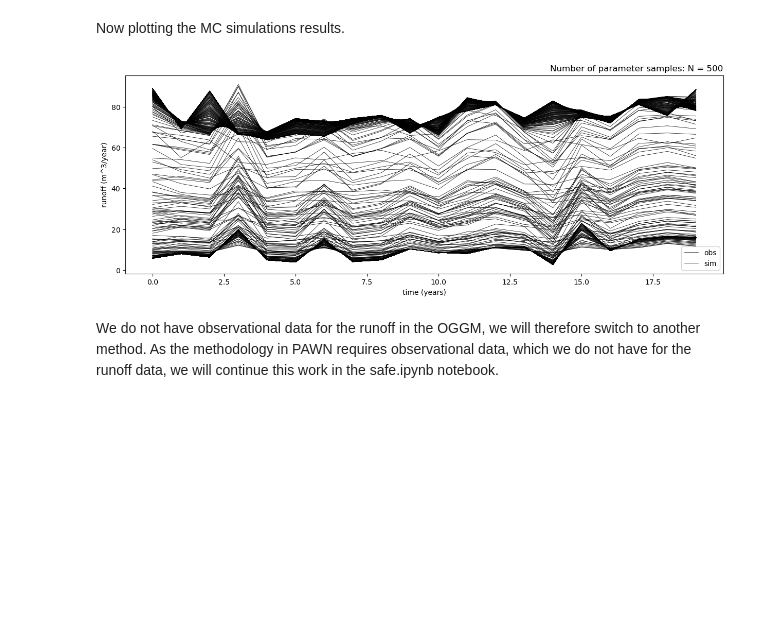
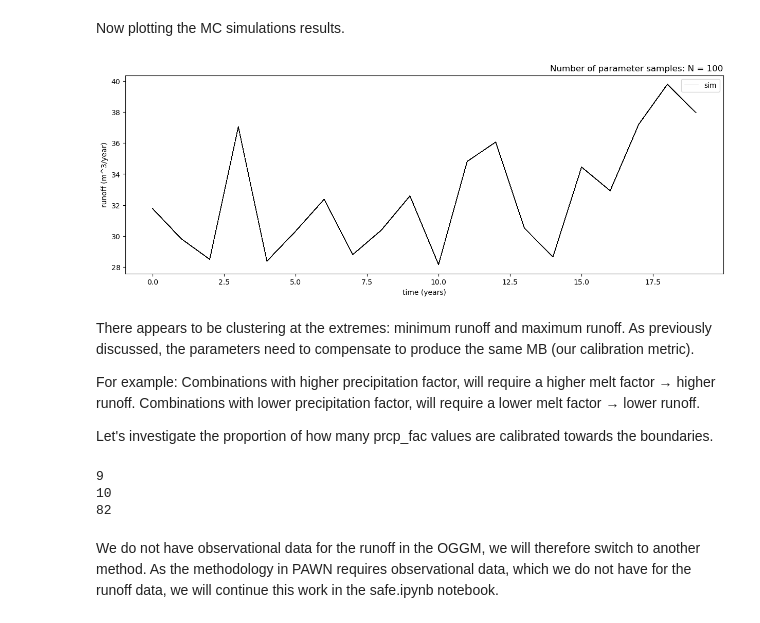
Before and after one commit to chloe-hancock/oggm, a Jupyter notebook: oggm/sandbox/notebooks/sensitvity_SAFE/oat_sa.ipynb, the cells around one changed output. Cells and saved outputs as stored; diff of their text form; code cells hidden in the pictures; blank space fills up the shorter version.

Commit message:
Updated SAFE tutorials, created a new one that does not calibrate and feeds parameters straight into the OGGM

```diff
--- a/oggm/sandbox/notebooks/sensitvity_SAFE/oat_sa.ipynb
+++ b/oggm/sandbox/notebooks/sensitvity_SAFE/oat_sa.ipynb
@@ -383,8 +379,9 @@ Although the OAT method is efficient, it provides us with limited information. I
 # %% [markdown]
 In this section we will run Monte Carlo (MC) simulation of the model against a prescribed number of parameter combination, randomly drawn from the feasible parameter ranges. Each model simulation provides a time series of runoff predictions. For each time series we will measure the distance from the observations by means of a synthetic performance metric. Here we have implemented:
 # %%
-Npop = 100 # individual runs in the total population - TODO: Decide how many to do here, was 100,000 in the flu example. Changed from 1000.
 mbdf = gdir_hef.get_ref_mb_data().loc[2000:2019] # WGMS data for HEF
+
+count = []
 
 def oggm_runner(sample_row):
 
@@ -396,18 +393,18 @@ def oggm_runner(sample_row):
     cfg.PARAMS['prcp_fac'] = float(prcp_fac)
     cfg.PARAMS['temp_bias'] = float(temp_bias)
 
-    # Calibrate the model
-    mb_calibration_from_scalar_mb(gdir_hef,
-                                         ref_mb=mbdf['ANNUAL_BALANCE'].mean(),
-                                         ref_mb_years=mbdf.index.tolist(),
-                                         overwrite_gdir=True,
-                                         overwrite_observations = True,
-                                         calibrate_param1='prcp_fac',
-                                         calibrate_param2='melt_f',
-                                         calibrate_param3='temp_bias',
-                                         melt_f = melt_f,
-                                         prcp_fac=prcp_fac,
-                                         temp_bias=temp_bias)
+    # # Calibrate the model
+    # mb_calibration_from_scalar_mb(gdir_hef,
+    #                                      ref_mb=mbdf['ANNUAL_BALANCE'].mean(),
+    #                                      ref_mb_years=mbdf.index.tolist(),
+    #                                      overwrite_gdir=True,
+    #                                      overwrite_observations = True,
+    #                                      calibrate_param1='prcp_fac',
+    #                                      calibrate_param2='melt_f',
+    #                                      calibrate_param3='temp_bias',
+    #                                      melt_f = melt_f,
+    #                                      prcp_fac=prcp_fac,
+    #                                      temp_bias=temp_bias)
 
     mbmod = massbalance.MonthlyTIModel(gdir_hef)
     fls = gdir_hef.read_pickle('inversion_flowlines')
@@ -443,6 +440,8 @@ def oggm_runner(sample_row):
     df_runoff = df_annual[runoff_vars] * 1e-9
     runoff = np.array(df_runoff.sum(axis=1))
 
+    count.append(prcp_fac)
+
     return runoff, mean_diff, std_diff, rmsd_
 
 # Define input variability space:
@@ -458,7 +457,7 @@ for i in range(M):
     distr_par[i] = [xmin[i], xmax[i] - xmin[i]]
 samp_strat = 'lhs' # sampling strategy (options: 'lhs' = Latin Hypercube sampling,'rsu' = Random uniform sampling)
 
-N = 500 # Number of samples - was 3000 changed to 100
+N = 100 # Number of samples - was 3000 changed to 100
 X = AAT_sampling(samp_strat, M, distr_fun, distr_par, N) # Perform sampling
 
 # Execute the model against all the samples in 'X':
@@ -488,12 +487,31 @@ Now plotting the MC simulations results.
 # %%
 # Plot Monte Carlo (MC) simulations results:
 plt.figure(figsize=[15,5])
 plt.plot(np.transpose(QQ), 'k', linewidth = 0.5)
 plt.ylabel('runoff (m^3/year)'); plt.xlabel('time (years)')
-plt.legend(['obs', 'sim'])
+plt.legend(['sim'])
 plt.title("Number of parameter samples: N = %d" % N, loc='right')
 plt.show()
 # %% [output]
-[figure, old version]
+[figure, new version]
-# %% [markdown]
-We do not have observational data for the runoff in the OGGM, we will therefore switch to another method. As the methodology in PAWN requires observational data, which we do not have for the runoff data, we will continue this work in the safe.ipynb notebook.
+# %% [markdown]
+There appears to be clustering at the extremes: minimum runoff and maximum runoff. As previously discussed, the parameters need to compensate to produce the same MB (our calibration metric).
+
+
+For example:
+Combinations with higher precipitation factor, will require a higher melt factor → higher runoff.
+Combinations with lower precipitation factor, will require a lower melt factor → lower runoff.
+
+Let's investigate the proportion of how many prcp_fac values are calibrated towards the boundaries.
+# %%
+print(len(list(filter(lambda x: x < 1, count))))
+
+print(len(list(filter(lambda x: x > 9, count))))
+
+print(len(list(filter(lambda x: 1 <= x <= 9, count))))
+# %% [output]
+9
+10
+82
+# %% [markdown]
+We do not have observational data for the runoff in the OGGM, we will therefore switch to another method. As the methodology in PAWN requires observational data, which we do not have for the runoff data, we will continue this work in the safe.ipynb notebook.
```
Also changed, not shown: parts of 8 cells of this notebook, 2 other files.
